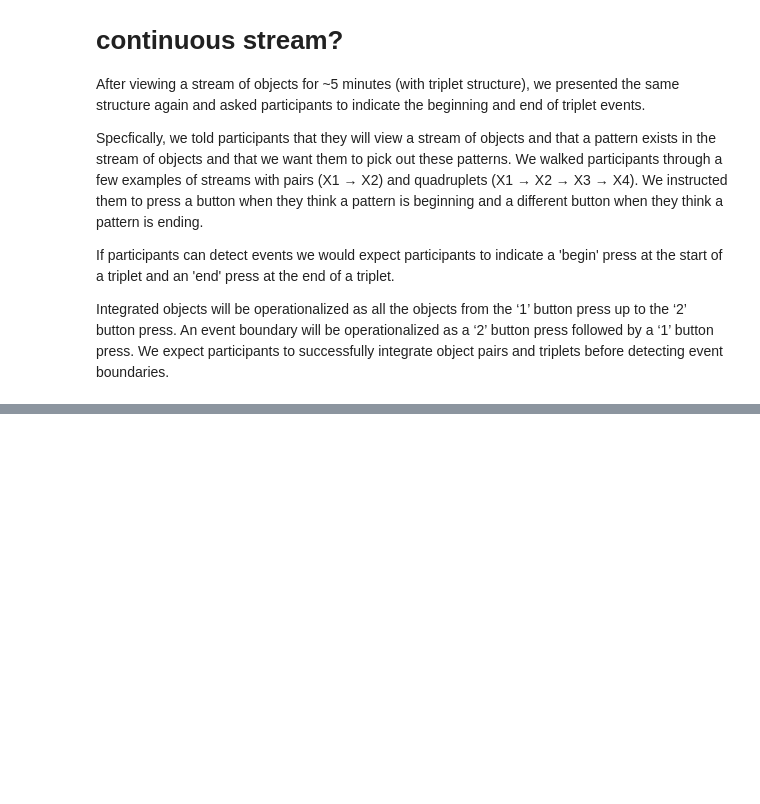
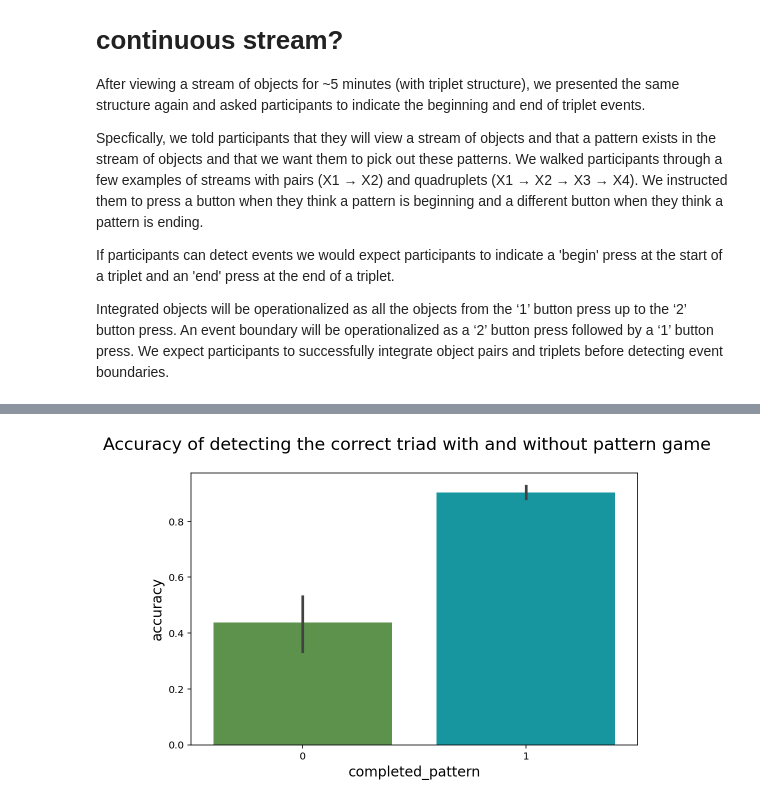
Before and after one commit to tonydutcher/temple_bound, a Jupyter notebook: temple_bound.ipynb, the cells around one changed output, grey strips where cells are left out. Cells and saved outputs as stored; diff of their text form; code cells hidden in the pictures; blank space fills up the shorter version.

```diff
--- a/temple_bound.ipynb
+++ b/temple_bound.ipynb
@@ -129,12 +207,0 @@ This idea here is that people can perform well on the task without explicit know
-# %%
-# these responses from the remember game don't have the correct response coded
-# - here we will use the pattern game to code the correct responses to the remember game
-
-# get the true pattern (from pattern game) and set to correct
-true = pat[['participant','image1','image2','image3']].drop_duplicates()
-true['i1_corr'] = 1
-rem_clean = rem.merge(true, how='outer', on=['participant','image1','image2','image3']).sort_values(['participant','trial'])
-rem_clean.loc[rem_clean['i1_corr'].isnull(), 'i1_corr'] = 0
-rem_clean['correct_resp'] = rem_clean.apply(correct_resp, axis=1)
-rem_clean['accuracy'] = (rem_clean.correct_resp.to_numpy() == rem_clean[['key_resp_2.keys']].to_numpy().squeeze()) * 1
-rdf = rem_clean.copy()
@@ -147,0 +283,7 @@ sns.scatterplot(x='participant', y='accuracy', data=totals)
+# %%
+rdf['completed_pattern'] = rdf.eval("triad>0") * 1
+g = sns.barplot(x='completed_pattern', y='accuracy', palette=cmap4[:2], data=rdf)
+g.figure.suptitle("Accuracy of detecting the correct triad with and without pattern game")
+None
+# %% [output]
+[figure, added]
```
Also changed, not shown: parts of 32 cells of this notebook.
